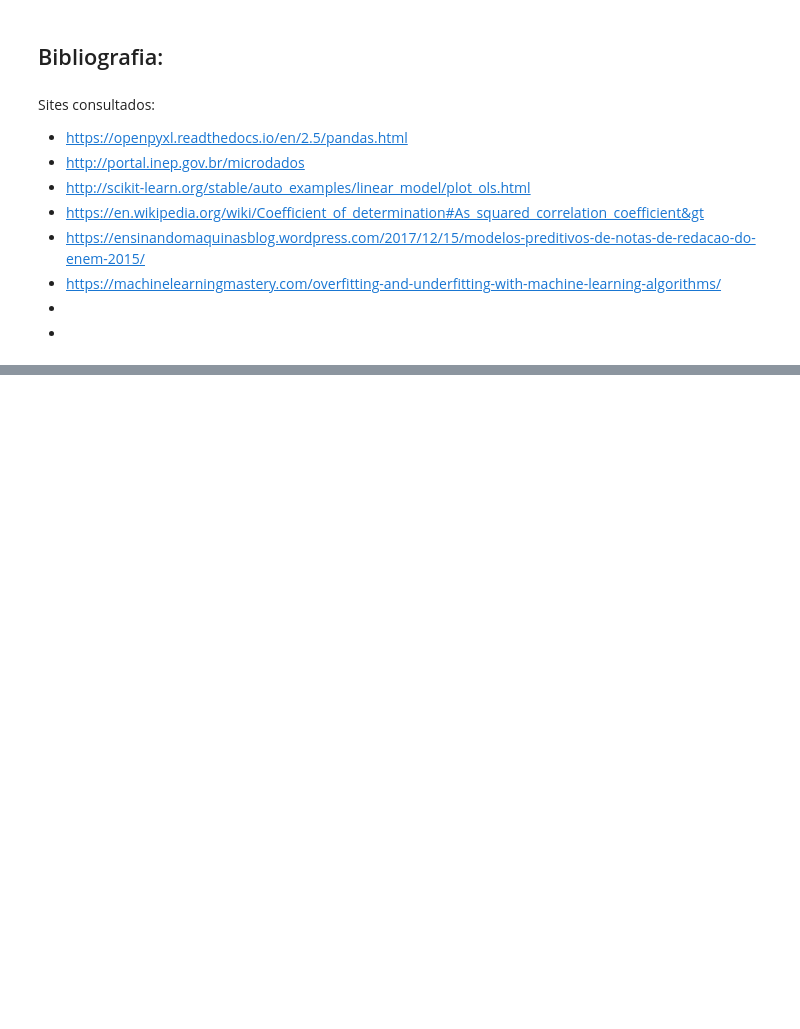
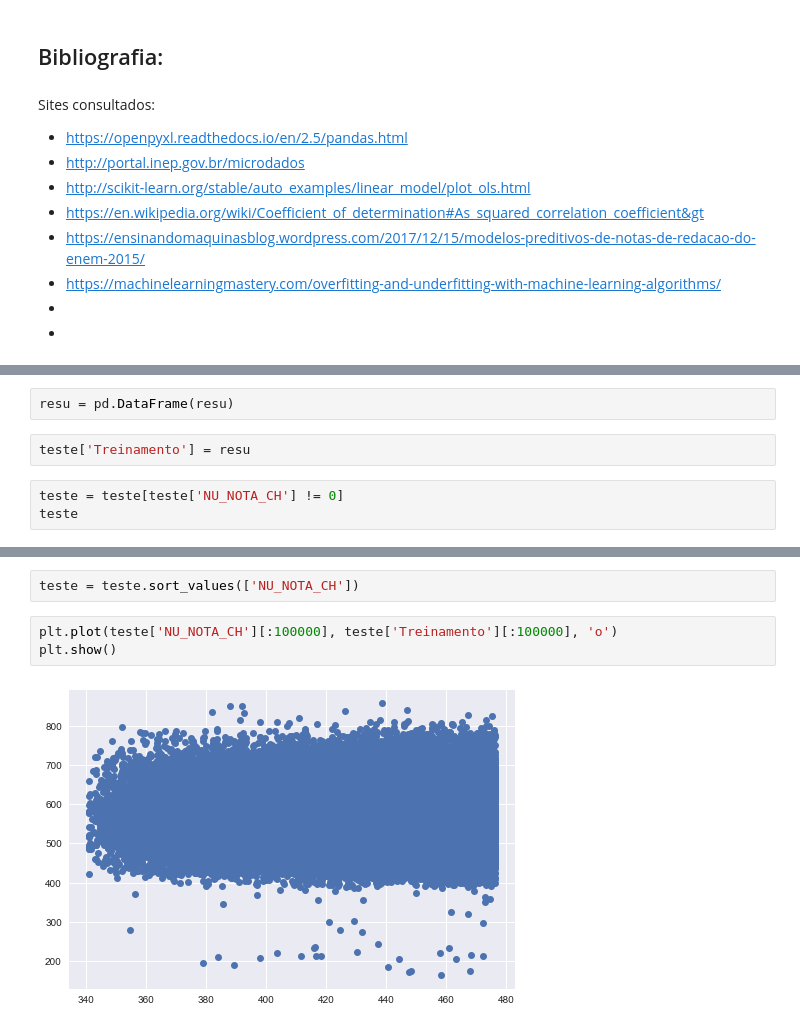
Before and after one commit to pedross3/CDDP_final, a Jupyter notebook: Projeto 03.ipynb, the cells around one changed output, grey strips where cells are left out. Saved outputs shown, nothing was run; the diff lists cells and outputs as text; blank space fills up the shorter version.

Commit message:
teste de predição falho

```diff
--- a/Projeto 03.ipynb
+++ b/Projeto 03.ipynb
@@ -732,0 +811,7 @@ Sites consultados:
+# %%
+resu = pd.DataFrame(resu)
+# %%
+teste['Treinamento'] = resu
+# %%
+teste = teste[teste['NU_NOTA_CH'] != 0]
+teste
@@ -732,0 +837,7 @@ Sites consultados:
+# %%
+teste = teste.sort_values(['NU_NOTA_CH'])
+# %%
+plt.plot(teste['NU_NOTA_CH'][:100000], teste['Treinamento'][:100000], 'o')
+plt.show()
+# %% [output]
+[figure, added]
```
Also changed, not shown: parts of 18 cells of this notebook.
